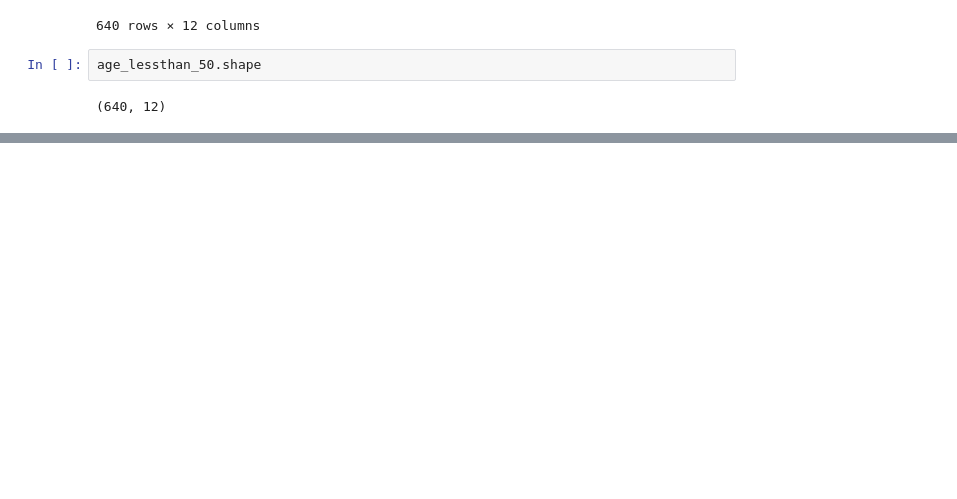
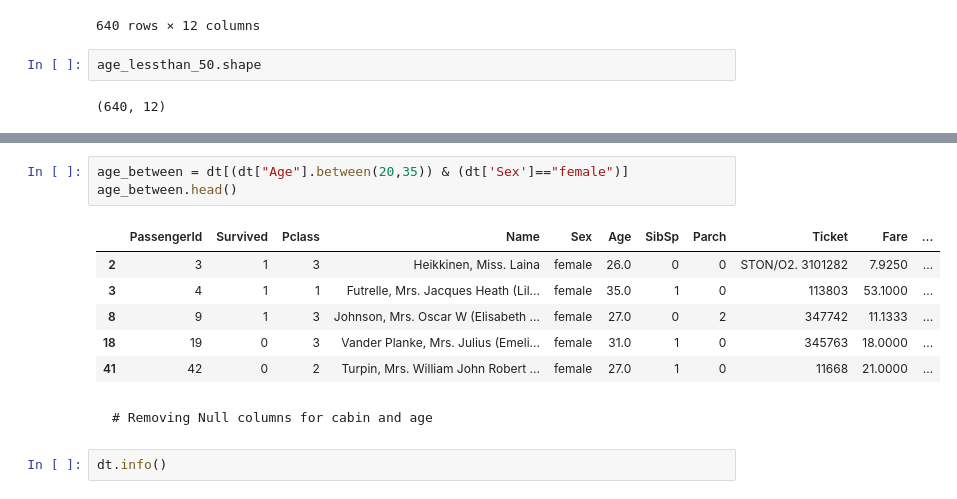
Before and after one commit to codal-tshah/data-practices-2024, a Jupyter notebook: pandas/pandas_intro.ipynb, the cells around one changed output, grey strips where cells are left out. Cells and saved outputs as stored; diff of their text form; blank space fills up the shorter version.

````diff
--- a/pandas/pandas_intro.ipynb
+++ b/pandas/pandas_intro.ipynb
@@ -253,0 +304,18 @@ age_lessthan_50.shape
+# %%
+age_between = dt[(dt["Age"].between(20,35)) & (dt['Sex']=="female")]
+age_between.head()
+# %% [output]
+|  | PassengerId | Survived | Pclass | Name | Sex | Age | SibSp | Parch | Ticket | Fare | ... |
+| 2 | 3 | 1 | 3 | Heikkinen, Miss. Laina | female | 26.0 | 0 | 0 | STON/O2. 3101282 | 7.9250 | ... |
+| 3 | 4 | 1 | 1 | Futrelle, Mrs. Jacques Heath (Lil... | female | 35.0 | 1 | 0 | 113803 | 53.1000 | ... |
+| 8 | 9 | 1 | 3 | Johnson, Mrs. Oscar W (Elisabeth ... | female | 27.0 | 0 | 2 | 347742 | 11.1333 | ... |
+| 18 | 19 | 0 | 3 | Vander Planke, Mrs. Julius (Emeli... | female | 31.0 | 1 | 0 | 345763 | 18.0000 | ... |
+| 41 | 42 | 0 | 2 | Turpin, Mrs. William John Robert ... | female | 27.0 | 1 | 0 | 11668 | 21.0000 | ... |
+# %% [markdown]
+
+
+```
+# Removing Null columns for cabin and age
+```
+# %%
+dt.info()
````
Also changed, not shown: parts of 18 cells of this notebook, 5 other files.
